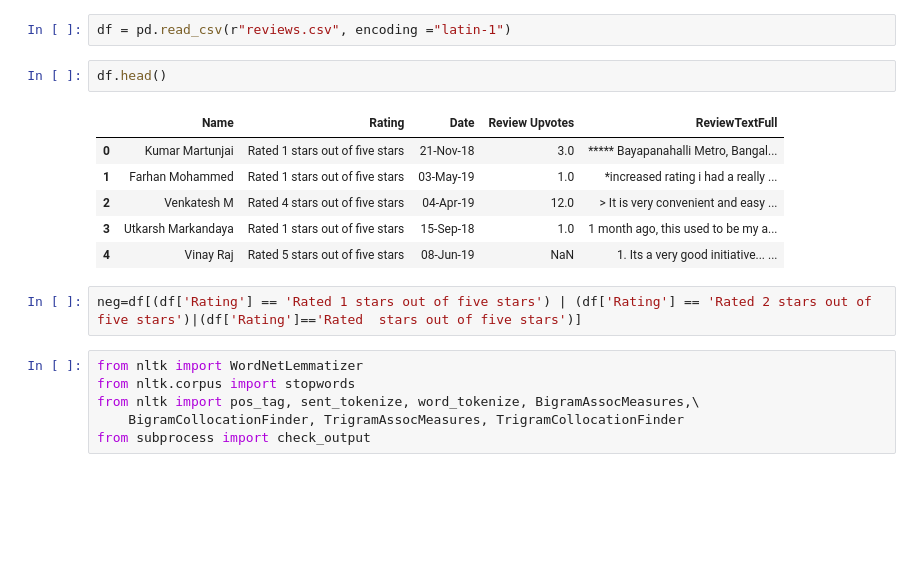
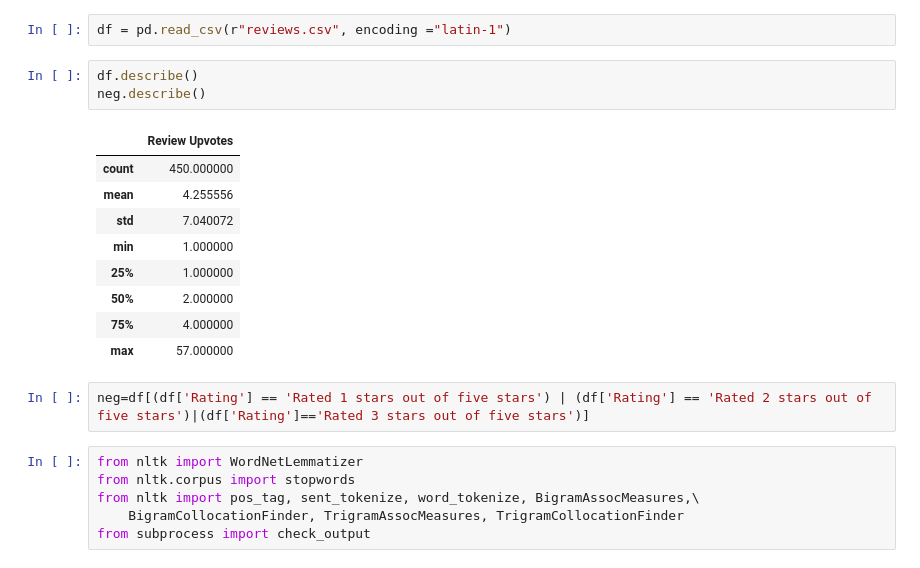
Before and after one commit to brontominds/bounce_demand, a Jupyter notebook: Combine_WordCloud.ipynb, the cells around one changed output. Drawn from its saved outputs; the diff is of its cells as text; blank space fills up the shorter version.

```diff
--- a/Combine_WordCloud.ipynb
+++ b/Combine_WordCloud.ipynb
@@ -9,16 +24,20 @@ from matplotlib import rcParams
 # %%
 df = pd.read_csv(r"reviews.csv", encoding ="latin-1")
-# %%
-df.head()
-# %% [output]
-|  | Name | Rating | Date | Review Upvotes | ReviewTextFull |
-| 0 | Kumar Martunjai | Rated 1 stars out of five stars | 21-Nov-18 | 3.0 | ***** Bayapanahalli Metro, Bangal... |
-| 1 | Farhan Mohammed | Rated 1 stars out of five stars | 03-May-19 | 1.0 | *increased rating i had a really ... |
-| 2 | Venkatesh M | Rated 4 stars out of five stars | 04-Apr-19 | 12.0 | > It is very convenient and easy ... |
-| 3 | Utkarsh Markandaya | Rated 1 stars out of five stars | 15-Sep-18 | 1.0 | 1 month ago, this used to be my a... |
-| 4 | Vinay Raj | Rated 5 stars out of five stars | 08-Jun-19 | NaN | 1. Its a very good initiative... ... |
+# %%
+df.describe()
+neg.describe()
+# %% [output]
+|  | Review Upvotes |
+| count | 450.000000 |
+| mean | 4.255556 |
+| std | 7.040072 |
+| min | 1.000000 |
+| 25% | 1.000000 |
+| 50% | 2.000000 |
+| 75% | 4.000000 |
+| max | 57.000000 |
 # %%
-neg=df[(df['Rating'] == 'Rated 1 stars out of five stars') | (df['Rating'] == 'Rated 2 stars out of five stars')|(df['Rating']=='Rated  stars out of five stars')]
+neg=df[(df['Rating'] == 'Rated 1 stars out of five stars') | (df['Rating'] == 'Rated 2 stars out of five stars')|(df['Rating']=='Rated 3 stars out of five stars')]
 # %%
 from nltk import WordNetLemmatizer
 from nltk.corpus import stopwords
```
Also changed, not shown: parts of 5 cells of this notebook.
